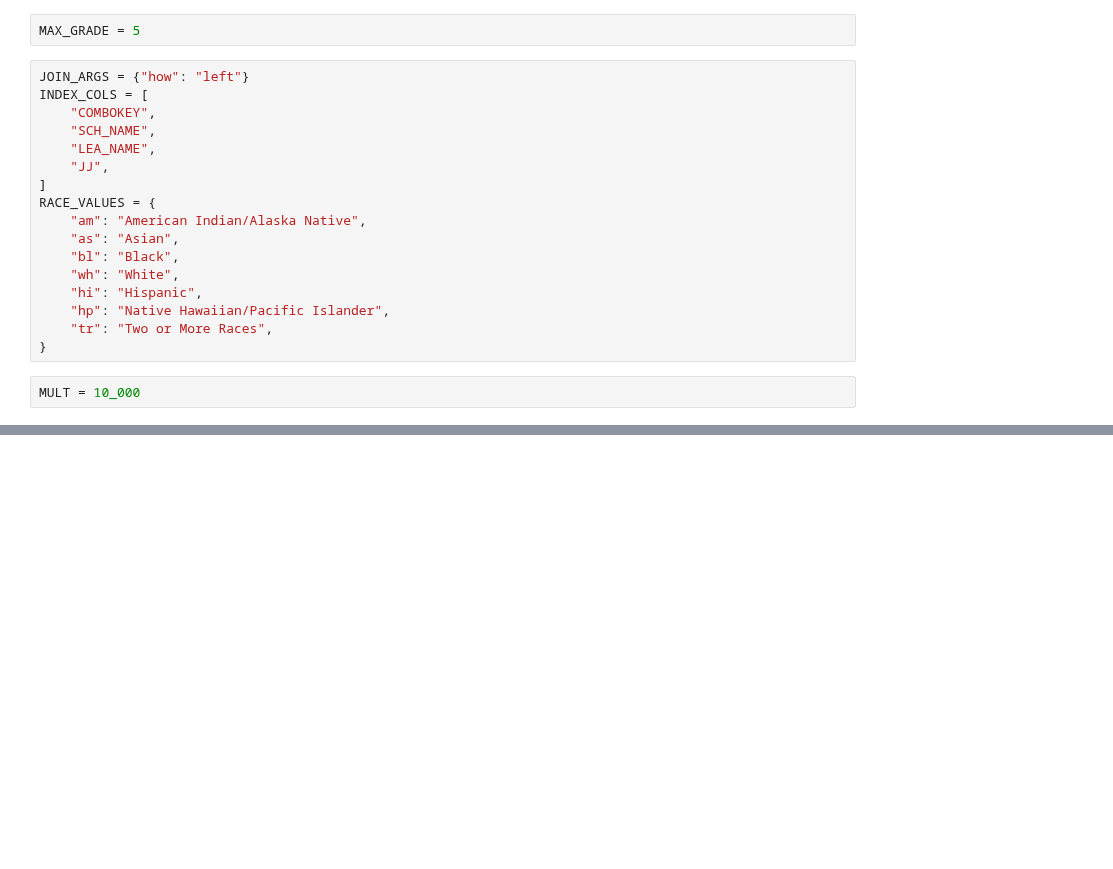
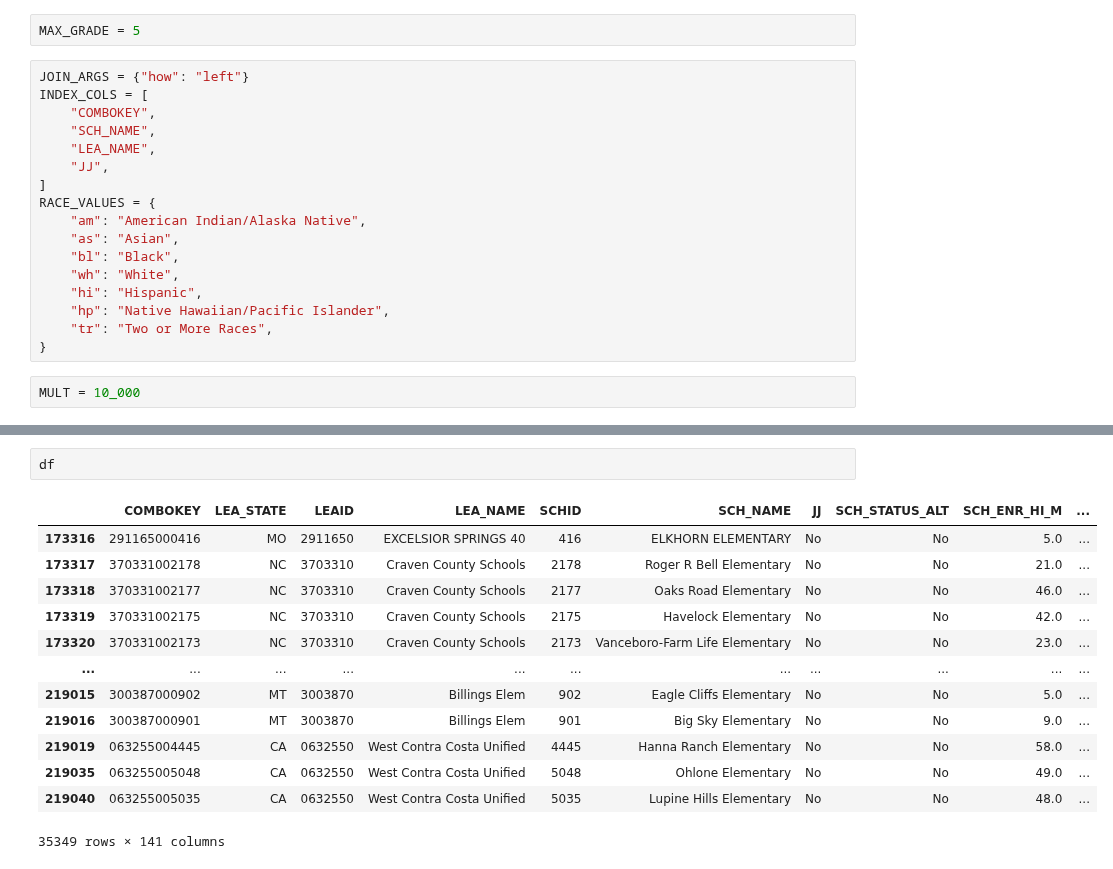
Before and after one commit to cbs-news-data/crdc-le-referral-data, a Jupyter notebook: notebooks/1718_referrals_arrests/dilcia_crdc.ipynb, the cells around one changed output, grey strips where cells are left out. Cells and saved outputs as stored; diff of their text form; blank space fills up the shorter version.

```diff
--- a/notebooks/1718_referrals_arrests/dilcia_crdc.ipynb
+++ b/notebooks/1718_referrals_arrests/dilcia_crdc.ipynb
@@ -38,0 +49,16 @@ assign_rates = (
+# %%
+df
+# %% [output]
+|  | COMBOKEY | LEA_STATE | LEAID | LEA_NAME | SCHID | SCH_NAME | JJ | SCH_STATUS_ALT | SCH_ENR_HI_M | ... |
+| 173316 | 291165000416 | MO | 2911650 | EXCELSIOR SPRINGS 40 | 416 | ELKHORN ELEMENTARY | No | No | 5.0 | ... |
+| 173317 | 370331002178 | NC | 3703310 | Craven County Schools | 2178 | Roger R Bell Elementary | No | No | 21.0 | ... |
+| 173318 | 370331002177 | NC | 3703310 | Craven County Schools | 2177 | Oaks Road Elementary | No | No | 46.0 | ... |
+| 173319 | 370331002175 | NC | 3703310 | Craven County Schools | 2175 | Havelock Elementary | No | No | 42.0 | ... |
+| 173320 | 370331002173 | NC | 3703310 | Craven County Schools | 2173 | Vanceboro-Farm Life Elementary | No | No | 23.0 | ... |
+| ... | ... | ... | ... | ... | ... | ... | ... | ... | ... | ... |
+| 219015 | 300387000902 | MT | 3003870 | Billings Elem | 902 | Eagle Cliffs Elementary | No | No | 5.0 | ... |
+| 219016 | 300387000901 | MT | 3003870 | Billings Elem | 901 | Big Sky Elementary | No | No | 9.0 | ... |
+| 219019 | 063255004445 | CA | 0632550 | West Contra Costa Unified | 4445 | Hanna Ranch Elementary | No | No | 58.0 | ... |
+| 219035 | 063255005048 | CA | 0632550 | West Contra Costa Unified | 5048 | Ohlone Elementary | No | No | 49.0 | ... |
+| 219040 | 063255005035 | CA | 0632550 | West Contra Costa Unified | 5035 | Lupine Hills Elementary | No | No | 48.0 | ... |
+35349 rows × 141 columns
```
Also changed, not shown: parts of 11 cells of this notebook, 1 other file.
